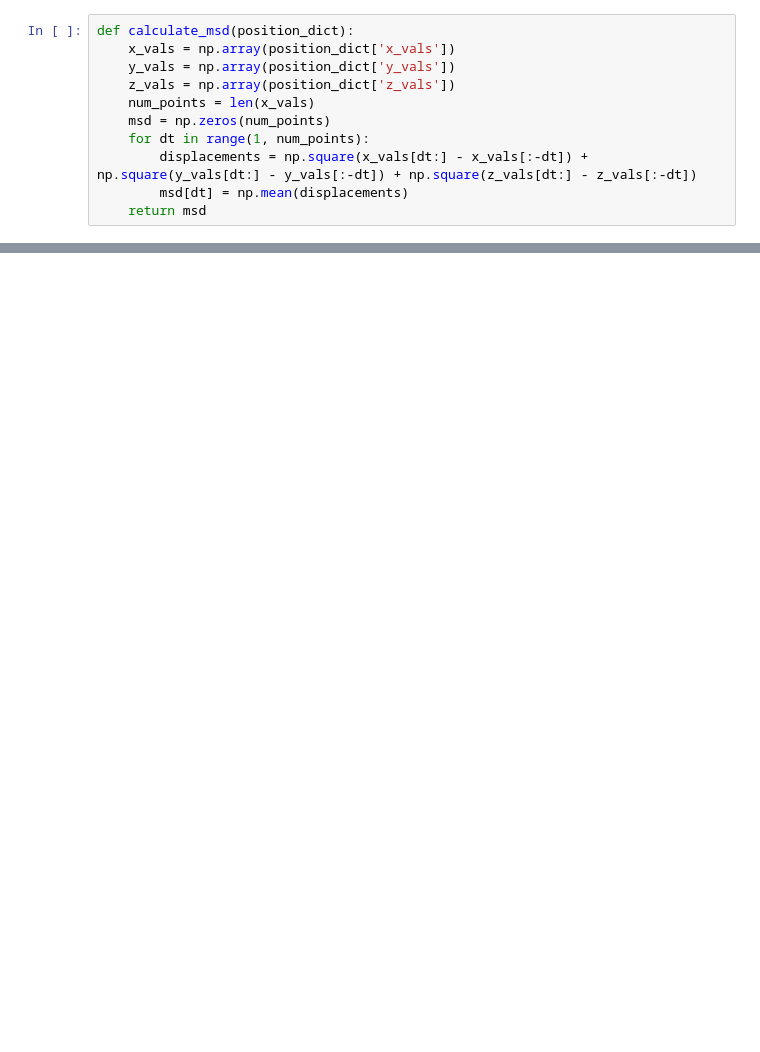
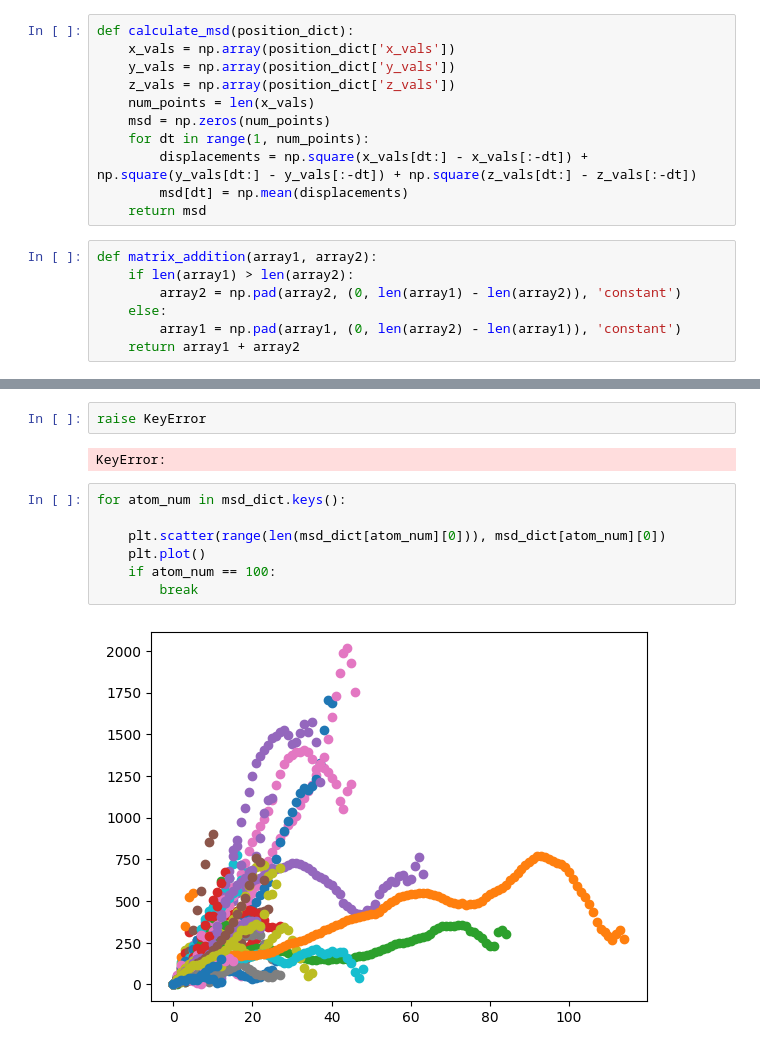
Before and after one commit to AndrewSykes1/msd_water_box, a Jupyter notebook: individual_partition.IPYNB, the cells around one changed output, grey strips where cells are left out. Saved outputs shown, nothing was run; the diff lists cells and outputs as text; blank space fills up the shorter version.

```diff
--- a/individual_partition.IPYNB
+++ b/individual_partition.IPYNB
@@ -23,5 +49,12 @@ def calculate_msd(position_dict):
         displacements = np.square(x_vals[dt:] - x_vals[:-dt]) + np.square(y_vals[dt:] - y_vals[:-dt]) + np.square(z_vals[dt:] - z_vals[:-dt])
         msd[dt] = np.mean(displacements)
     return msd
+# %%
+def matrix_addition(array1, array2):
+    if len(array1) > len(array2):
+        array2 = np.pad(array2, (0, len(array1) - len(array2)), 'constant')
+    else:
+        array1 = np.pad(array1, (0, len(array2) - len(array1)), 'constant')
+    return array1 + array2
 # %%
 partition_height = 65
@@ -114,0 +137,13 @@ plt.show()
+# %%
+raise KeyError
+# %% [output]
+KeyError:
+# %%
+for atom_num in msd_dict.keys():
+
+    plt.scatter(range(len(msd_dict[atom_num][0])), msd_dict[atom_num][0])
+    plt.plot()
+    if atom_num == 100:
+        break
+# %% [output]
+[figure, added]
```
Also changed, not shown: parts of 11 cells of this notebook, 4 other files.
